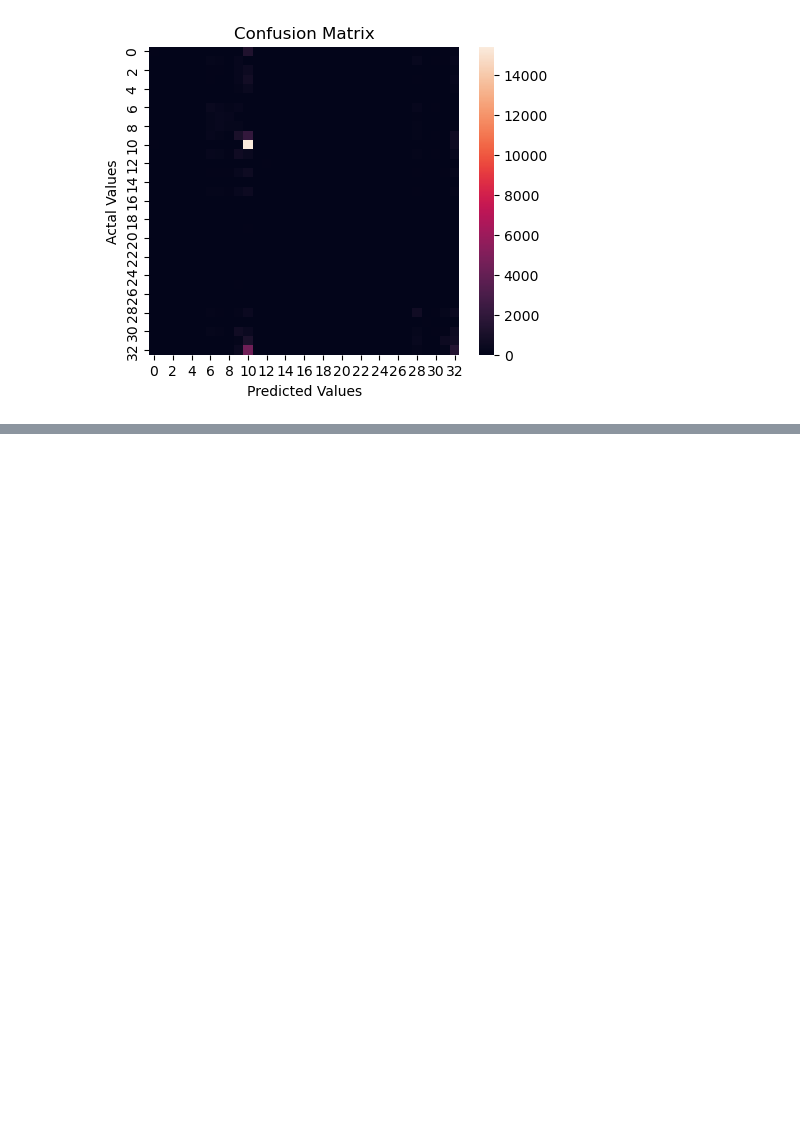
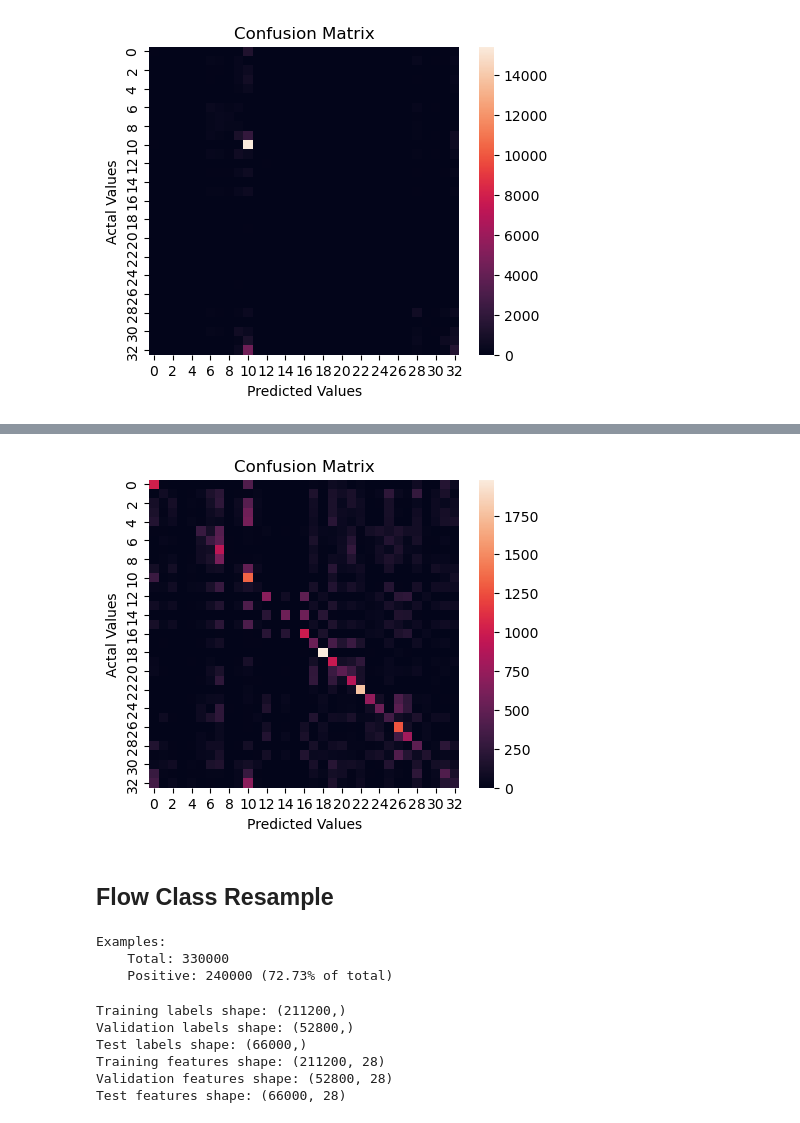
Before and after one commit to aidanhor-n/CS541-DeepLearning, a Jupyter notebook: flowability_data_upload/WORK-Aidan.ipynb, the cells around one changed output, grey strips where cells are left out. Drawn from its saved outputs; the diff is of its cells as text; code cells hidden in the pictures; blank space fills up the shorter version.

```diff
--- a/flowability_data_upload/WORK-Aidan.ipynb
+++ b/flowability_data_upload/WORK-Aidan.ipynb
@@ -505,0 +530,19 @@ powder_class_model.plot_multiclass_cm()
+# %%
+resampled_df = resample(df_data)
+
+
+le = LabelEncoder()
+resampled_df['Powder Class'] = le.fit_transform(resampled_df['Powder'])#type: ignore
+num_classes = len(le.classes_)
+counts = np.bincount(resampled_df['Powder Class'])
+total = sum(counts)
+
+for label,count in zip(le.classes_,counts):
+    print(f"Label {label} : {count} ({count/total * 100:.2f}% of total)")
+    break
+
+resampled_df.pop('Powder')
+resampled_df.pop('Flow Class')
+resampled_df.pop('Flow')
+
+class_labels = resampled_df.pop('Powder Class')
@@ -505,0 +551,2 @@ powder_class_model.plot_multiclass_cm()
+# %%
+pc_resample_model = Model(name="Powder Class Resample Model", num_classes = num_classes)
@@ -505,0 +561,2 @@ powder_class_model.plot_multiclass_cm()
+# %%
+pc_resample_model.apply_StandardScaler()
@@ -505,0 +570,5 @@ powder_class_model.plot_multiclass_cm()
+# %%
+model = pc_resample_model.make_multiclass_model()
+history = pc_resample_model.fit_multiclass_model()
+IPython.display.clear_output()
+pc_resample_model.evaluate_multiclass_model()
@@ -505,0 +589,32 @@ powder_class_model.plot_multiclass_cm()
+# %%
+pc_resample_model.plot_multiclass_cm()
+# %% [output]
+[figure, added]
+# %% [markdown]
+## Flow Class Resample
+# %%
+powder_balanced_df = resample(df_data)
+
+powder_balanced_df.pop("Powder")
+
+neg, pos = np.bincount(powder_balanced_df['Flow Class']) #type: ignore
+total = neg + pos
+print('Examples:\n    Total: {}\n    Positive: {} ({:.2f}% of total)\n'.format(
+    total, pos, 100 * pos / total))
+# %% [output]
+Examples:
+    Total: 330000
+    Positive: 240000 (72.73% of total)
+# %%
+balanced_model = Model(name = "Balanced Model", num_classes= 2)
+
+balanced_model.split_transform_data(powder_balanced_df)
+
+balanced_model.apply_StandardScaler()
+# %% [output]
+Training labels shape: (211200,)
+Validation labels shape: (52800,)
+Test labels shape: (66000,)
+Training features shape: (211200, 28)
+Validation features shape: (52800, 28)
+Test features shape: (66000, 28)
```
Also changed, not shown: parts of 15 cells of this notebook.
